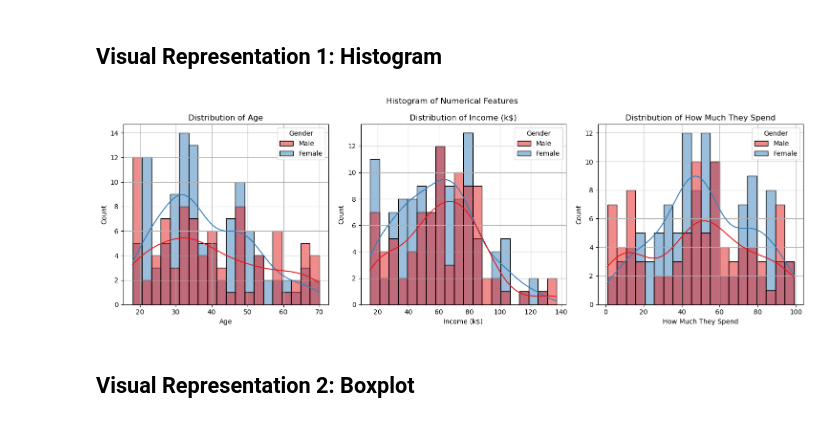
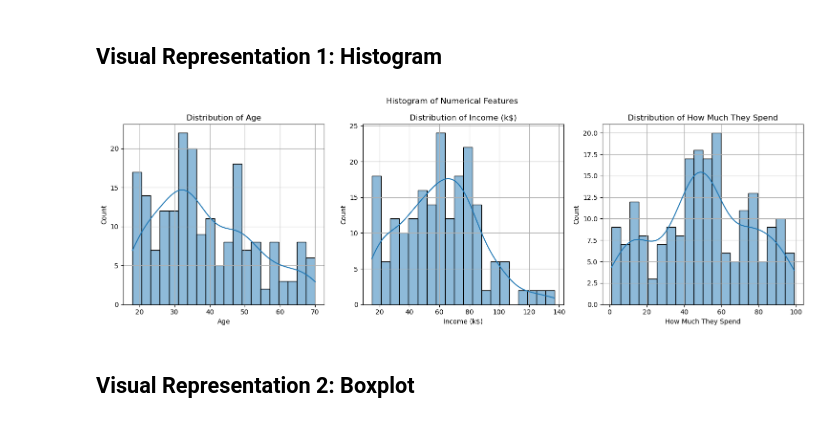
Before and after one commit to Cayden08/AIML, a Jupyter notebook: CA2/p2510893_CA2_PartA_Cayden.ipynb, the cells around one changed output. Saved outputs shown, nothing was run; the diff lists cells and outputs as text; code cells hidden in the pictures.

```diff
--- a/CA2/p2510893_CA2_PartA_Cayden.ipynb
+++ b/CA2/p2510893_CA2_PartA_Cayden.ipynb
@@ -193,28 +193,26 @@ dtype: int64
 # %%
 numerical_cols = ['Age', 'Income (k$)', 'How Much They Spend']
 
 plt.figure(figsize=(15, 5))
 plt.suptitle('Histogram of Numerical Features')
 
 for i, col in enumerate(numerical_cols, 1):
     plt.subplot(1, 3, i)
     sns.histplot(
         data=customer_df,
         x=col,
         bins=20,
-        kde=True,
-        hue=customer_df['Gender'],
-        palette='Set1'
+        kde=True
     )
     plt.title(f'Distribution of {col}')
     plt.xlabel(col)
     plt.ylabel('Count')
     plt.grid(True)
 
 plt.tight_layout()
 plt.show()
 # %% [output]
-[figure, old version]
+[figure, new version]
 # %% [markdown]
 ## **Visual Representation 2: Boxplot**
 # %%
```
Also changed, not shown: parts of 1 cell of this notebook, 1 other file.
